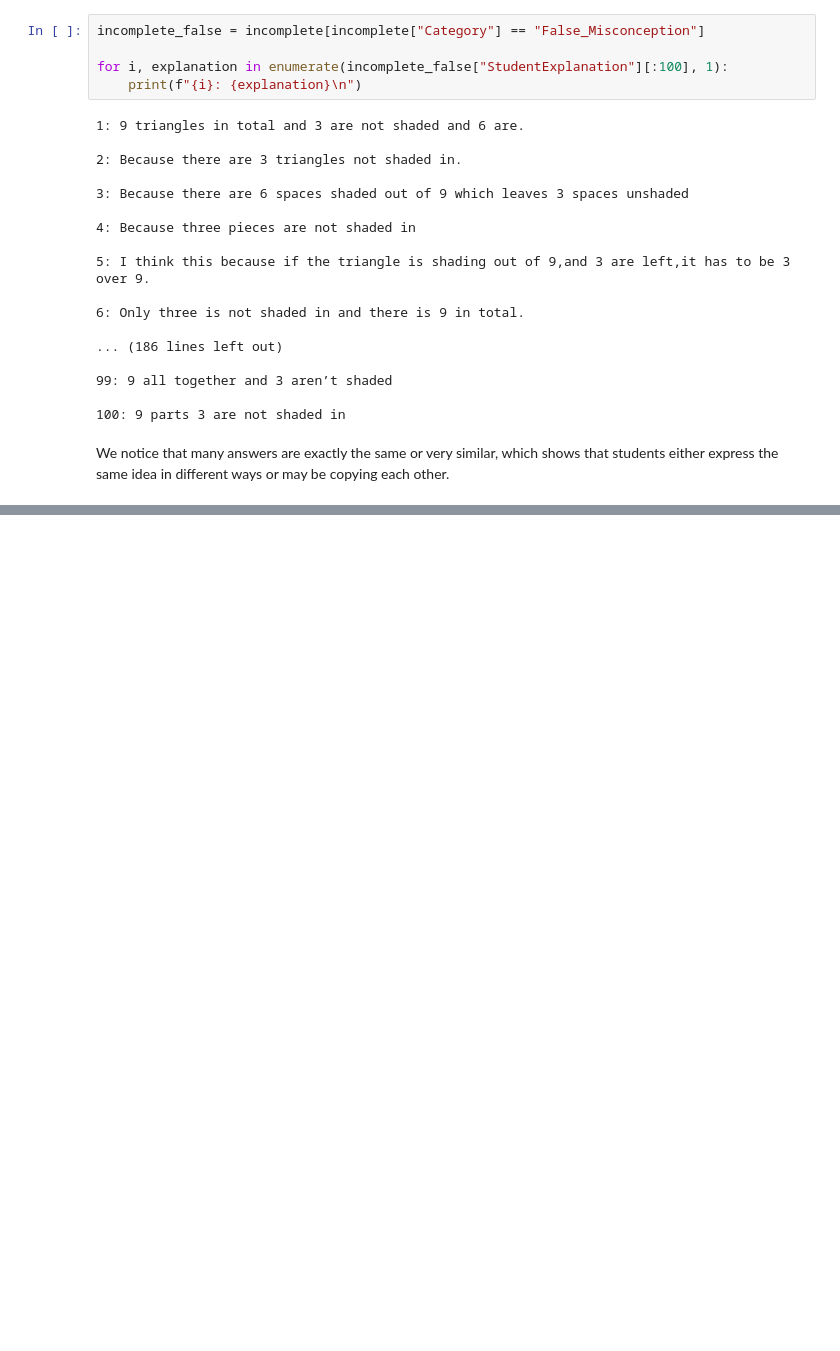
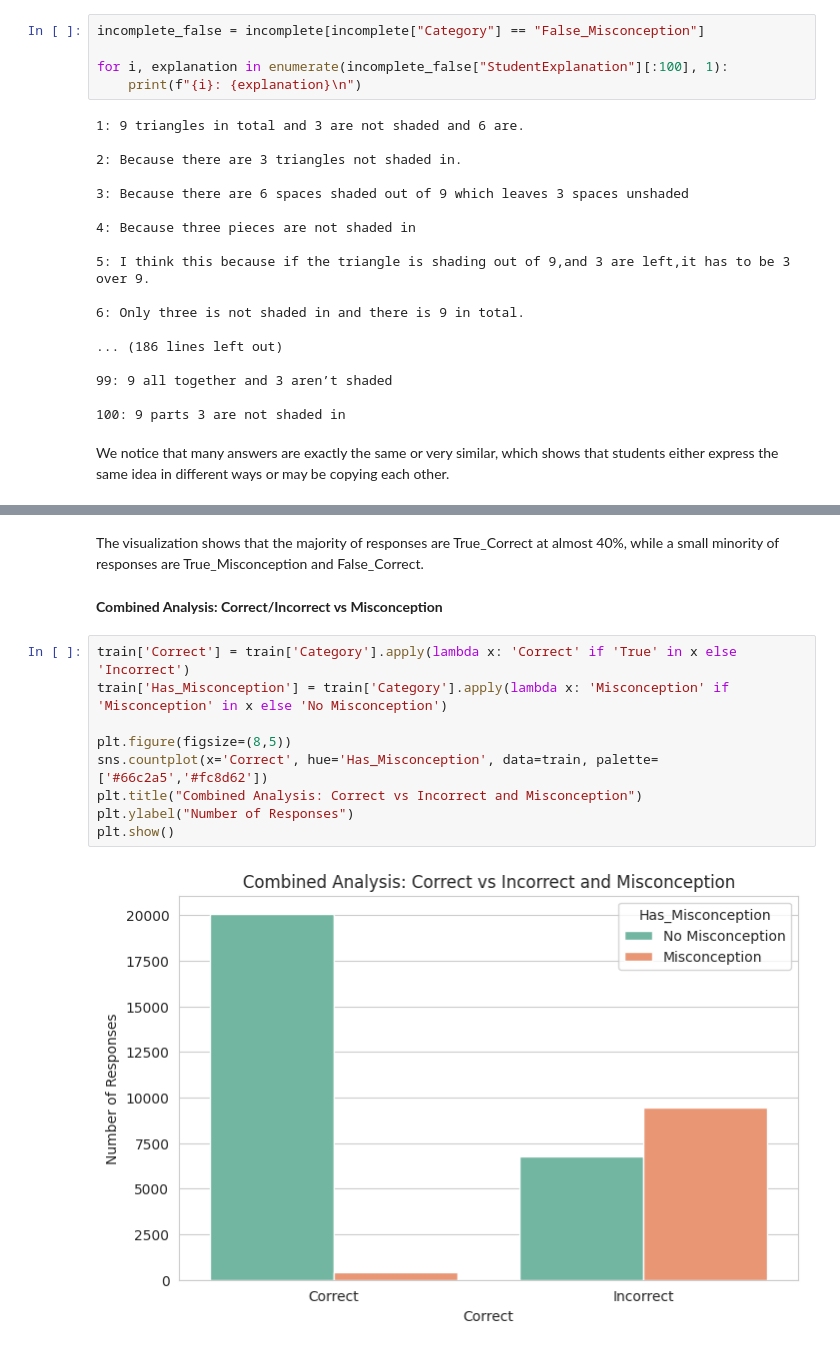
Before and after one commit to assil-barhoumi/Math_misconceptions_prediction, a Jupyter notebook: student-math-misunderstandings.ipynb, the cells around one changed output, grey strips where cells are left out. Cells and saved outputs as stored; diff of their text form; blank space fills up the shorter version.

```diff
--- a/student-math-misunderstandings.ipynb
+++ b/student-math-misunderstandings.ipynb
@@ -173,0 +221,15 @@ We notice that many answers are exactly the same or very similar, which shows th
+# %% [markdown]
+The visualization shows that the majority of responses are True_Correct at almost 40%, while a small minority of responses are True_Misconception and False_Correct.
+# %% [markdown]
+**Combined Analysis: Correct/Incorrect vs Misconception**
+# %%
+train['Correct'] = train['Category'].apply(lambda x: 'Correct' if 'True' in x else 'Incorrect')
+train['Has_Misconception'] = train['Category'].apply(lambda x: 'Misconception' if 'Misconception' in x else 'No Misconception')
+
+plt.figure(figsize=(8,5))
+sns.countplot(x='Correct', hue='Has_Misconception', data=train, palette=['#66c2a5','#fc8d62'])
+plt.title("Combined Analysis: Correct vs Incorrect and Misconception")
+plt.ylabel("Number of Responses")
+plt.show()
+# %% [output]
+[figure, added]
```
Also changed, not shown: parts of 15 cells of this notebook.
